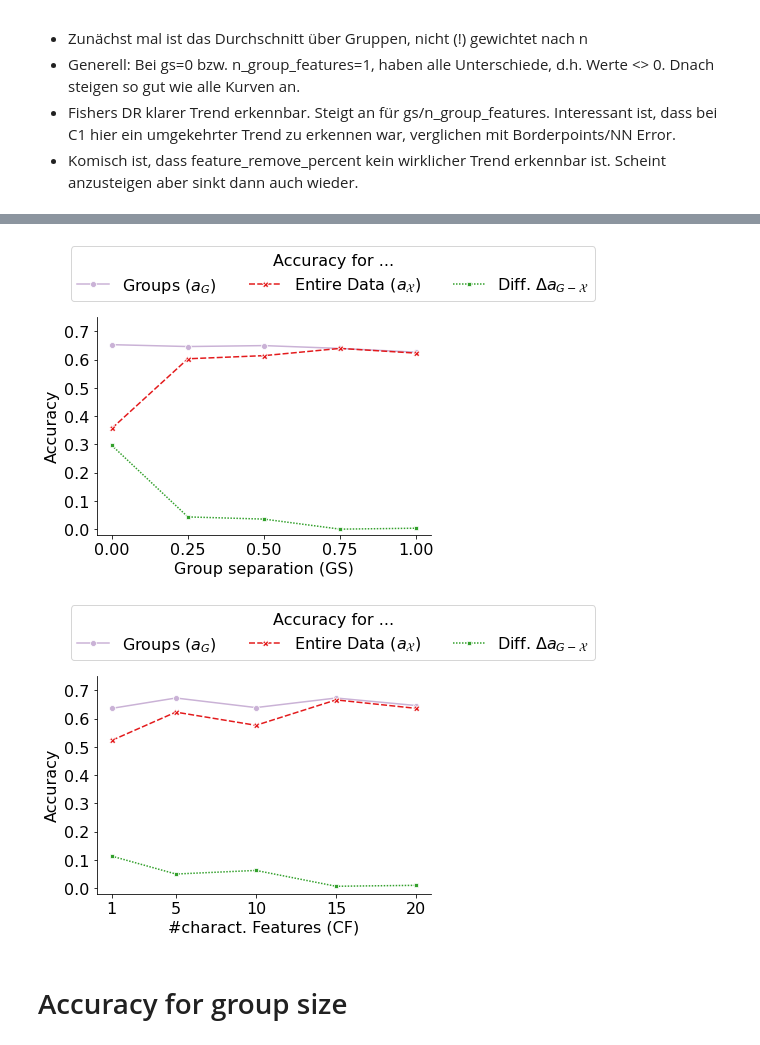
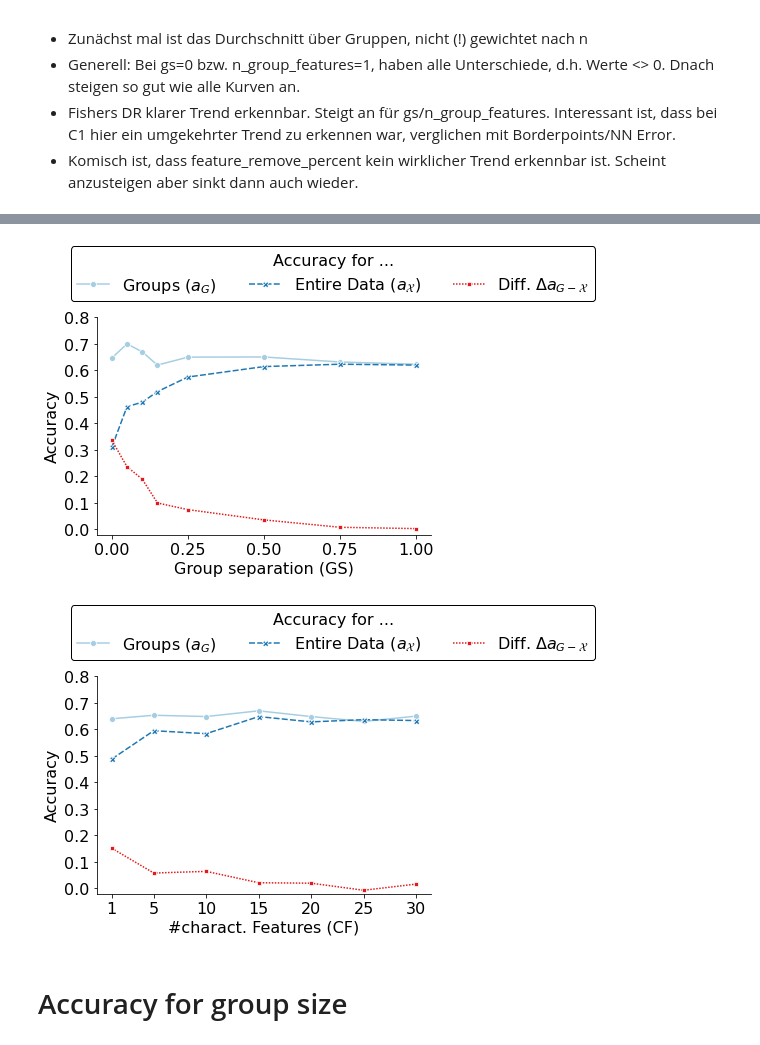
Before and after one commit to IPVS-AS/DataGenerator, a Jupyter notebook: Evaluation-Copy1.ipynb, the cells around one changed output, grey strips where cells are left out. Saved outputs shown, nothing was run; the diff lists cells and outputs as text; code cells hidden in the pictures.

```diff
--- a/Evaluation-Copy1.ipynb
+++ b/Evaluation-Copy1.ipynb
@@ -365,17 +421,0 @@ hide_toggle()
-# %%
-parameter = "n_group_features"
-plt.figure()
-ax = sns.lineplot(data=group_diff_cms_df[group_diff_cms_df["gs"] == 0.5], x=parameter, y="Measure Values", hue="Measure", style="Measure", ci=None, alpha=0.7, markers=True)
-ax.set_xticks(group_diff_cms_df[parameter].unique())
-ax.set_xlabel(parameter_mapping[parameter])
-ax.set_ylim(-0.35, 0.35)
-ax.set_ylabel(r"Diff. of CMs ($\Delta CM_{G - \mathcal{X}}$)")
-ax.set_yticks([-0.3, -0.2, -0.1, 0, 0.1, 0.2, 0.3])
-plt.legend(bbox_to_anchor=(-0.2, 1.2), ncol=7, loc="center left", title="Complexity Measures (CMs)")
-ax.axhline(y=0, color='black', linestyle='-',xmin=0, xmax=20, linewidth=0.5)
-#plt.show()
-ax.spines['right'].set_visible(False)
-ax.spines['top'].set_visible(False)
-plt.savefig(f"evaluation/Figures/C2b_{parameter}_measures.pdf", bbox_inches='tight')
-hide_toggle()
-hide_toggle()
@@ -389,31 +426,37 @@ hide_toggle()
 - Fishers DR klarer Trend erkennbar. Steigt an für gs/n_group_features. Interessant ist, dass bei C1 hier ein umgekehrter Trend zu erkennen war, verglichen mit Borderpoints/NN Error.
 - Komisch ist, dass feature_remove_percent kein wirklicher Trend erkennbar ist. Scheint anzusteigen aber sinkt dann auch wieder.
 # %%
+stat_heter_df = pd.read_csv("stats.csv", sep=';', decimal=',', index_col=None)
 acc_df = stat_heter_df[c2b_parameters + ['Acc (G)', 'Acc (X)', 'Acc (G - X)']]
 acc_df = acc_df.melt(c2b_parameters, var_name='Accuracy Type', value_name='Accuracy')
+acc_df = acc_df[acc_df["n_group_features"] <=30]
 hide_toggle()
 # %% [output]
 [interactive output not drawn]
 # %%
-palette = [sns.color_palette("Paired")[8],sns.color_palette("Paired")[5], sns.color_palette("Paired")[3]]
+palette = [sns.color_palette("Paired")[0], sns.color_palette("Paired")[1], sns.color_palette("Paired")[5],]
 for parameter in c2b_parameters:
     plt.figure()
     ax = sns.lineplot(data=acc_df, x=parameter, y="Accuracy", hue="Accuracy Type", style="Accuracy Type", ci=None, markers=True, palette=palette)
-    ax.set_xticks(acc_df[parameter].unique())
+    if parameter == "gs":
+        ax.set_xticks([0, 0.25, 0.5, 0.75, 1.0])
+    else:
+        ax.set_xticks(acc_df[parameter].unique())
     ax.set_ylim(-0.02, 0.75)
     ax.set_xlabel(parameter_mapping[parameter])
-    ax.set_yticks([0, 0.1, 0.2, 0.3, 0.4, 0.5, 0.6, 0.7])
+    ax.set_yticks([0, 0.1, 0.2, 0.3, 0.4, 0.5, 0.6, .7, 0.8])
 
     ax.set_ylabel(r"Accuracy")
-    plt.legend(bbox_to_anchor=(-0.1, 1.2), ncol=7, loc="center left", labels=[r"Groups ($a_G$)",  r"Entire Data ($a_{\mathcal{X}}$)", r"Diff. $\Delta a_{G - \mathcal{X}}$"], title="Accuracy for ...")
+    plt.legend(bbox_to_anchor=(-0.1, 1.2), ncol=7, loc="center left", labels=[r"Groups ($a_G$)",  r"Entire Data ($a_{\mathcal{X}}$)", r"Diff. $\Delta a_{G - \mathcal{X}}$"], title="Accuracy for ...",
+               edgecolor='black', framealpha=1)
     ax.spines['right'].set_visible(False)
     ax.spines['top'].set_visible(False)
     plt.savefig(f"evaluation/Figures/C2b_accuracy_{parameter}.pdf", bbox_inches='tight')
 hide_toggle()
 # %% [output]
 [interactive output not drawn]
-[figure, old version]
+[figure, new version]
-[figure, old version]
+[figure, new version]
 # %% [markdown]
 # Accuracy for group size
 # %% [markdown]
```
Also changed, not shown: parts of 8 cells of this notebook, 19 other files.
